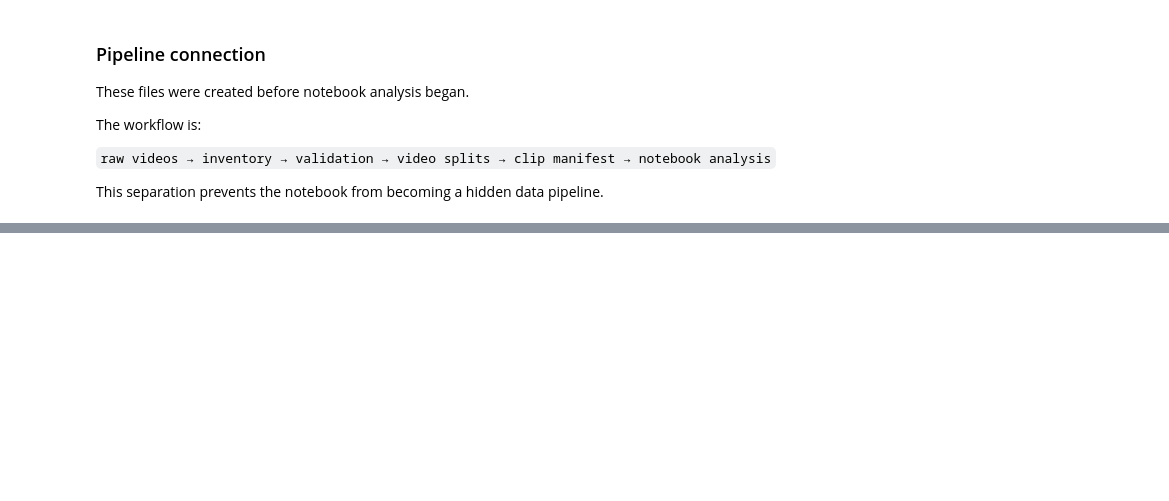
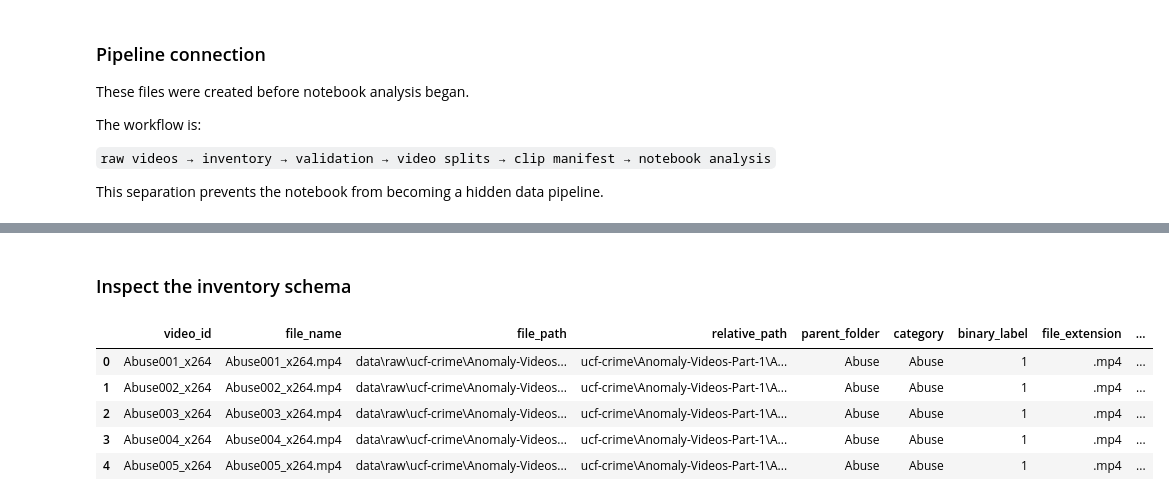
Before and after one commit to Phiziics/Computer-Vision, a Jupyter notebook: SentinelVision-AI/notebooks/01_data_understanding.ipynb, the cells around one changed output, grey strips where cells are left out. Saved outputs shown, nothing was run; the diff lists cells and outputs as text; code cells hidden in the pictures; blank space fills up the shorter version.

```diff
--- a/SentinelVision-AI/notebooks/01_data_understanding.ipynb
+++ b/SentinelVision-AI/notebooks/01_data_understanding.ipynb
@@ -82,0 +167,11 @@ file_status
+# %% [markdown]
+### Inspect the inventory schema
+# %%
+inventory.head()
+# %% [output]
+|  | video_id | file_name | file_path | relative_path | parent_folder | category | binary_label | file_extension | ... |
+| 0 | Abuse001_x264 | Abuse001_x264.mp4 | data\raw\ucf-crime\Anomaly-Videos... | ucf-crime\Anomaly-Videos-Part-1\A... | Abuse | Abuse | 1 | .mp4 | ... |
+| 1 | Abuse002_x264 | Abuse002_x264.mp4 | data\raw\ucf-crime\Anomaly-Videos... | ucf-crime\Anomaly-Videos-Part-1\A... | Abuse | Abuse | 1 | .mp4 | ... |
+| 2 | Abuse003_x264 | Abuse003_x264.mp4 | data\raw\ucf-crime\Anomaly-Videos... | ucf-crime\Anomaly-Videos-Part-1\A... | Abuse | Abuse | 1 | .mp4 | ... |
+| 3 | Abuse004_x264 | Abuse004_x264.mp4 | data\raw\ucf-crime\Anomaly-Videos... | ucf-crime\Anomaly-Videos-Part-1\A... | Abuse | Abuse | 1 | .mp4 | ... |
+| 4 | Abuse005_x264 | Abuse005_x264.mp4 | data\raw\ucf-crime\Anomaly-Videos... | ucf-crime\Anomaly-Videos-Part-1\A... | Abuse | Abuse | 1 | .mp4 | ... |
```
Also changed, not shown: parts of 27 cells of this notebook.
